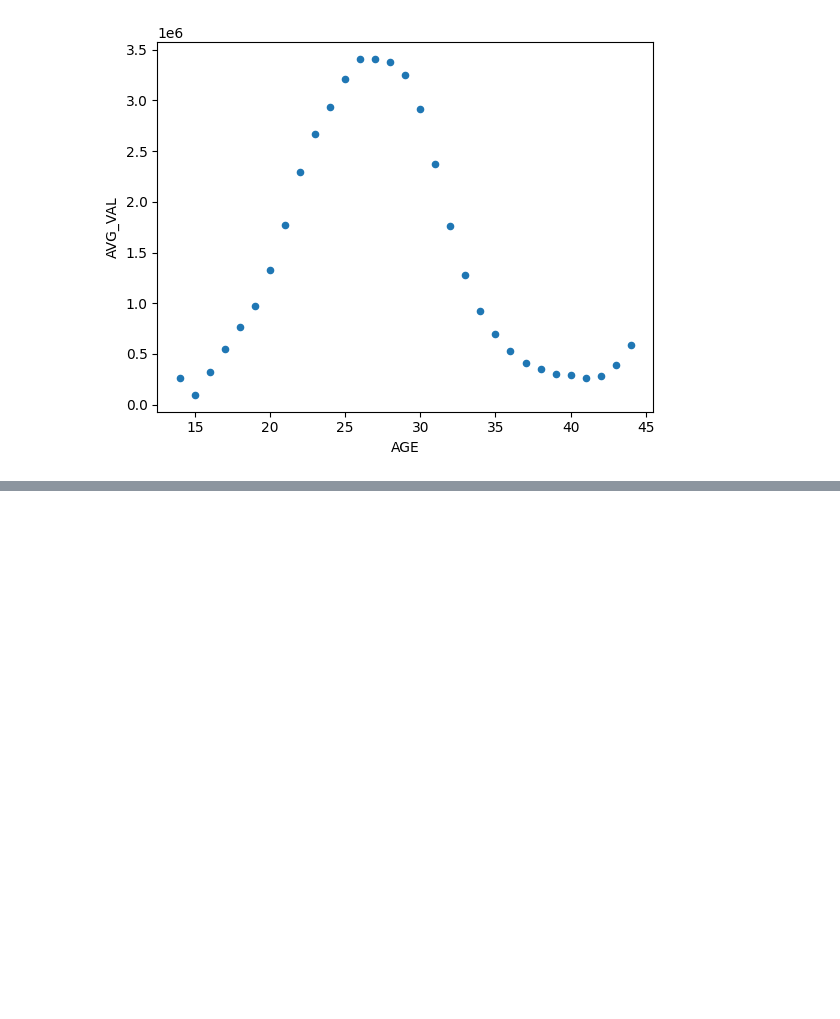
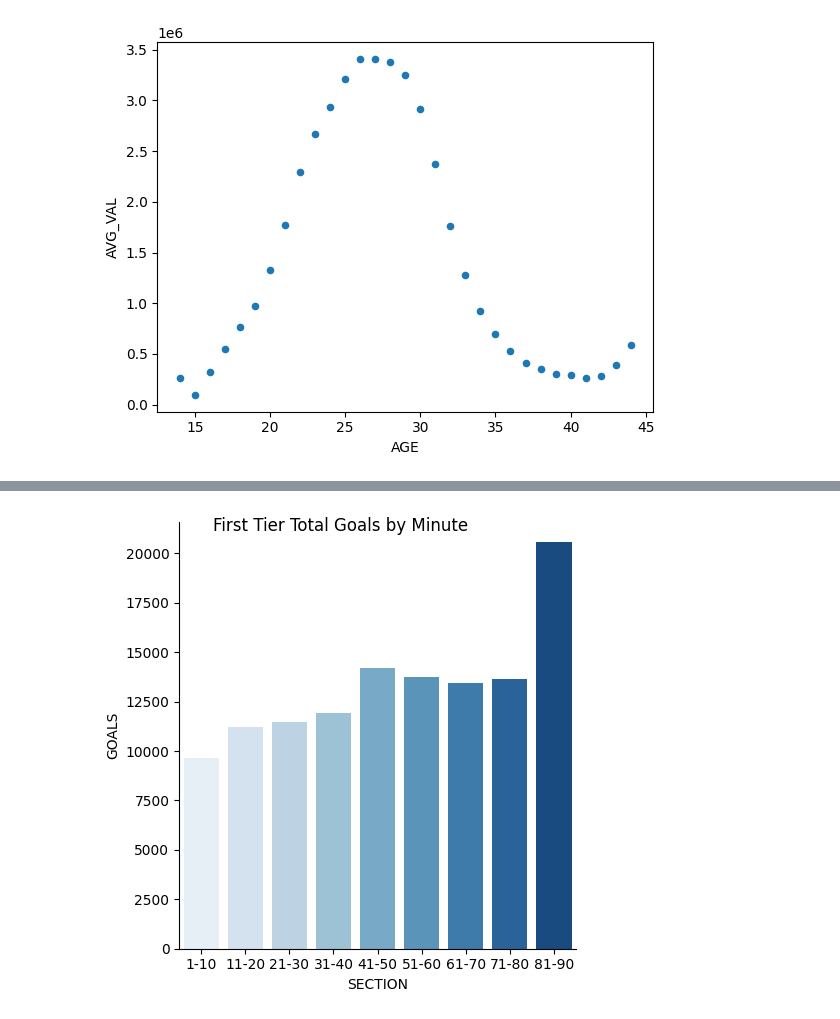
Before and after one commit to NickP2007/transfermarkt, a Jupyter notebook: transfermarkt_graphics.ipynb, the cells around one changed output, grey strips where cells are left out. Cells and saved outputs as stored; diff of their text form; code cells hidden in the pictures; blank space fills up the shorter version.

```diff
--- a/transfermarkt_graphics.ipynb
+++ b/transfermarkt_graphics.ipynb
@@ -27,0 +126,54 @@ ax1 = df1.plot.scatter(x='AGE',
+# %%
+query ="""
+SELECT --ge.MINUTE [MINUTE]
+CASE
+        WHEN ge.MINUTE BETWEEN 1 AND 10 THEN '1-10'
+        WHEN ge.MINUTE BETWEEN 11 AND 20 THEN '11-20'
+        WHEN ge.MINUTE BETWEEN 21 AND 30 THEN '21-30'
+        WHEN ge.MINUTE BETWEEN 31 AND 40 THEN '31-40'
+        WHEN ge.MINUTE BETWEEN 41 AND 50 THEN '41-50'
+        WHEN ge.MINUTE BETWEEN 51 AND 60 THEN '51-60'
+        WHEN ge.MINUTE BETWEEN 61 AND 70 THEN '61-70'
+        WHEN ge.MINUTE BETWEEN 71 AND 80 THEN '71-80'
+        WHEN ge.MINUTE BETWEEN 81 AND 90 THEN '81-90'
+        ELSE NULL END [SECTION]
+        ,COUNT(ge.TYPE) [GOALS]
+        ,ROUND(1.0 * COUNT(ge.TYPE) /
+            NULLIF((SELECT COUNT(ge.TYPE)
+                    FROM COMPETITIONS c
+                    INNER JOIN GAMES g
+                    ON c.COMPETITION_ID = g.COMPETITION_ID
+                    LEFT JOIN GAME_EVENTS ge
+                    ON g.GAME_ID = ge.GAME_ID
+                        AND ge.TYPE = 'Goals'
+                        WHERE c.TYPE = 'domestic_league'
+                        --AND c.COUNTRY_NAME = 'England'
+                        ),0),4) [%]
+FROM COMPETITIONS c
+INNER JOIN GAMES g
+ON c.COMPETITION_ID = g.COMPETITION_ID
+LEFT JOIN GAME_EVENTS ge
+ON g.GAME_ID = ge.GAME_ID
+AND ge.TYPE = 'Goals'
+WHERE c.TYPE = 'domestic_league'
+--AND c.COUNTRY_NAME = 'England'
+GROUP BY 1
+HAVING COUNT(ge.TYPE) > 0
+ORDER BY 1 ASC
+;
+"""
+
+
+df1 = pd.read_sql(query, conn)
+df1.head(50)
+
+g = sns.catplot(x='SECTION',
+            y='GOALS',
+            data=df1,
+            kind='bar',
+            palette='Blues')
+g.fig.suptitle('First Tier Total Goals by Minute')
+plt.show()
+#sns.histplot(df1['GOALS'],kde = False, bins = 9)
+# %% [output]
+[figure, added]
```
Also changed, not shown: parts of 3 cells of this notebook, 2 other files.
